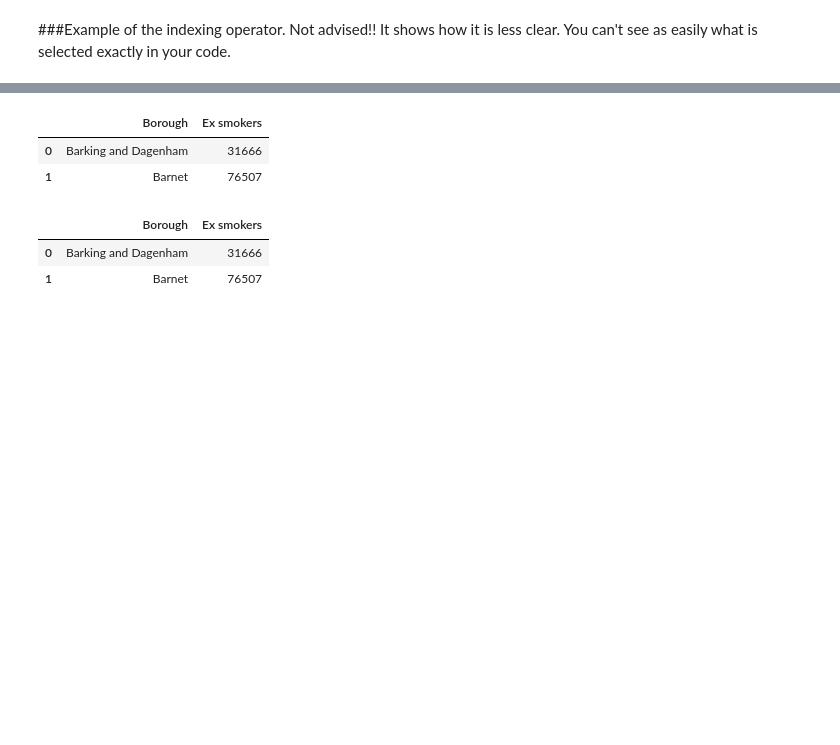
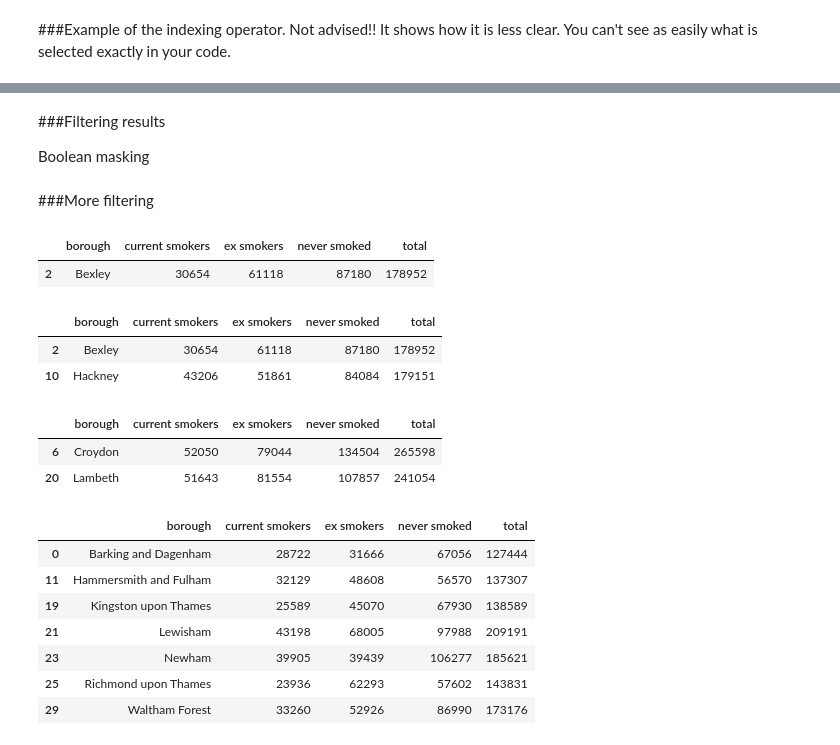
Before and after one commit to MevrouwHelderder/Assignments, a Jupyter notebook: Selecting_data_in_pandas.ipynb, the cells around one changed output, grey strips where cells are left out. Drawn from its saved outputs; the diff is of its cells as text; code cells hidden in the pictures; blank space fills up the shorter version.

```diff
--- a/Selecting_data_in_pandas.ipynb
+++ b/Selecting_data_in_pandas.ipynb
@@ -121,14 +184,11 @@ new_df
 # %%
 # We then use that new dataframe to filter out what we want to see.
-new_df[["Borough", "Ex smokers"]]
+new_df[["borough", "ex smokers"]]
-# %% [output]
-|  | Borough | Ex smokers |
-| 0 | Barking and Dagenham | 31666 |
-| 1 | Barnet | 76507 |
 # %%
 # You can write that in one line but it still means you make a new dataframe:
-smoking[0:2][["Borough", "Ex smokers"]]
+# first we select the rows, then the columns.
+smoking[0:2][["borough", "ex smokers"]]
-# %% [output]
-|  | Borough | Ex smokers |
-| 0 | Barking and Dagenham | 31666 |
-| 1 | Barnet | 76507 |
+# %% [markdown]
+###Filtering results
+
+Boolean masking
@@ -134,0 +232,40 @@ smoking[0:2][["Borough", "Ex smokers"]]
+# %% [markdown]
+###More filtering
+# %%
+# Checking exact match
+# We use the boolean mask that return True if the value in the column borough is exactly "Bexley"
+
+smoking.loc[smoking.borough == "Bexley"]
+# %% [output]
+|  | borough | current smokers | ex smokers | never smoked | total |
+| 2 | Bexley | 30654 | 61118 | 87180 | 178952 |
+# %%
+# Combining  filters using |
+# Adding () is necessary
+smoking.loc[(smoking.borough == "Bexley") | (smoking.borough =="Hackney")]
+# %% [output]
+|  | borough | current smokers | ex smokers | never smoked | total |
+| 2 | Bexley | 30654 | 61118 | 87180 | 178952 |
+| 10 | Hackney | 43206 | 51861 | 84084 | 179151 |
+# %%
+# Combining  filters using &
+# Adding () is necessary
+# Note the use of the [" "] instead of . because of the whitespace in the name
+# Note how we can use the underscore to make 50000 more clear.
+smoking.loc[(smoking["ex smokers"] > 50_000) & (smoking["current smokers"] > 50_000)]
+# %% [output]
+|  | borough | current smokers | ex smokers | never smoked | total |
+| 6 | Croydon | 52050 | 79044 | 134504 | 265598 |
+| 20 | Lambeth | 51643 | 81554 | 107857 | 241054 |
+# %%
+# Using .isin to filter out all rows that contain something
+smoking.loc[smoking.borough.str.contains("ham")]
+# %% [output]
+|  | borough | current smokers | ex smokers | never smoked | total |
+| 0 | Barking and Dagenham | 28722 | 31666 | 67056 | 127444 |
+| 11 | Hammersmith and Fulham | 32129 | 48608 | 56570 | 137307 |
+| 19 | Kingston upon Thames | 25589 | 45070 | 67930 | 138589 |
+| 21 | Lewisham | 43198 | 68005 | 97988 | 209191 |
+| 23 | Newham | 39905 | 39439 | 106277 | 185621 |
+| 25 | Richmond upon Thames | 23936 | 62293 | 57602 | 143831 |
+| 29 | Waltham Forest | 33260 | 52926 | 86990 | 173176 |
```
Also changed, not shown: parts of 19 cells of this notebook.
